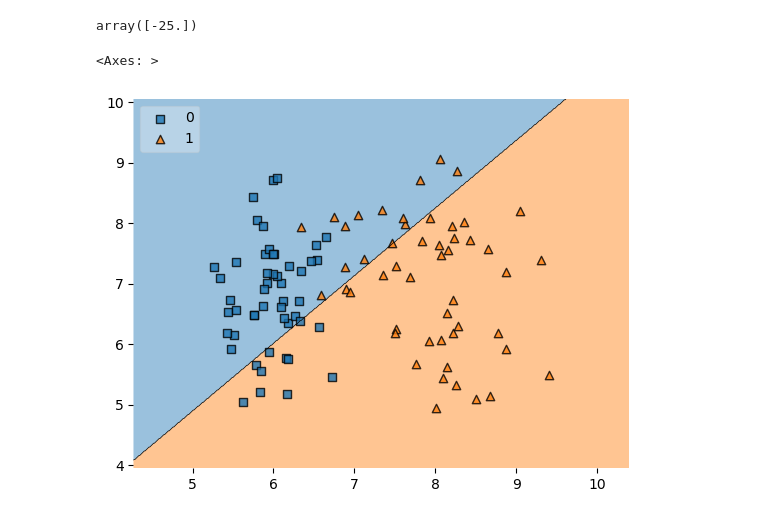
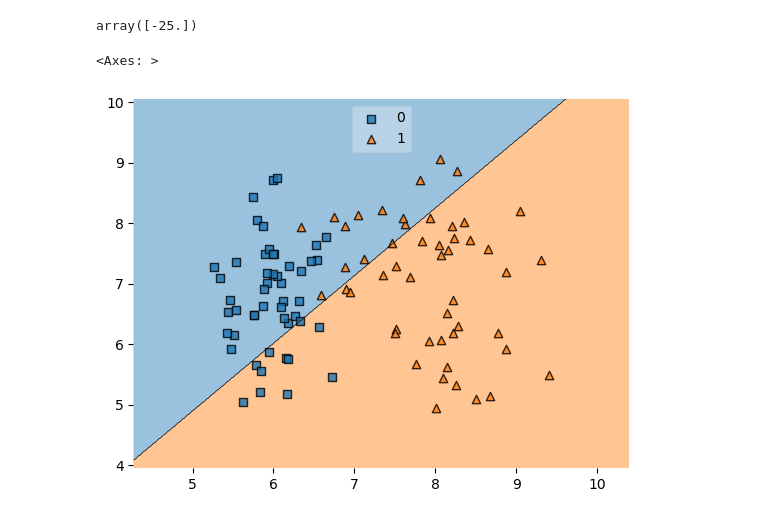
Before and after one commit to stoicsapien1/100-Days-of-DL, a Jupyter notebook: DAY 1 SLP/SLP.ipynb, the cells around one changed output. Drawn from its saved outputs; the diff is of its cells as text; code cells hidden in the pictures.

```diff
--- a/DAY 1 SLP/SLP.ipynb
+++ b/DAY 1 SLP/SLP.ipynb
@@ -72,5 +73,5 @@ from mlxtend.plotting import plot_decision_regions
 # %%
-plot_decision_regions(X.values,y.values,clf=p,legend=2)
+plot_decision_regions(X.values,y.values,clf=p,legend=9)
 # %% [output]
 <Axes: >
-[figure, old version]
+[figure, new version]
```
Also changed, not shown: parts of 1 cell of this notebook, 3 other files.
